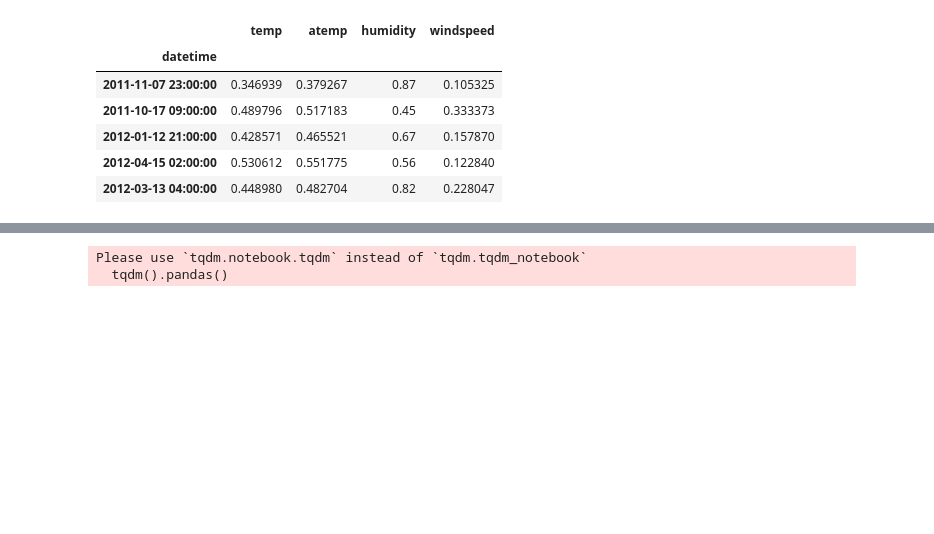
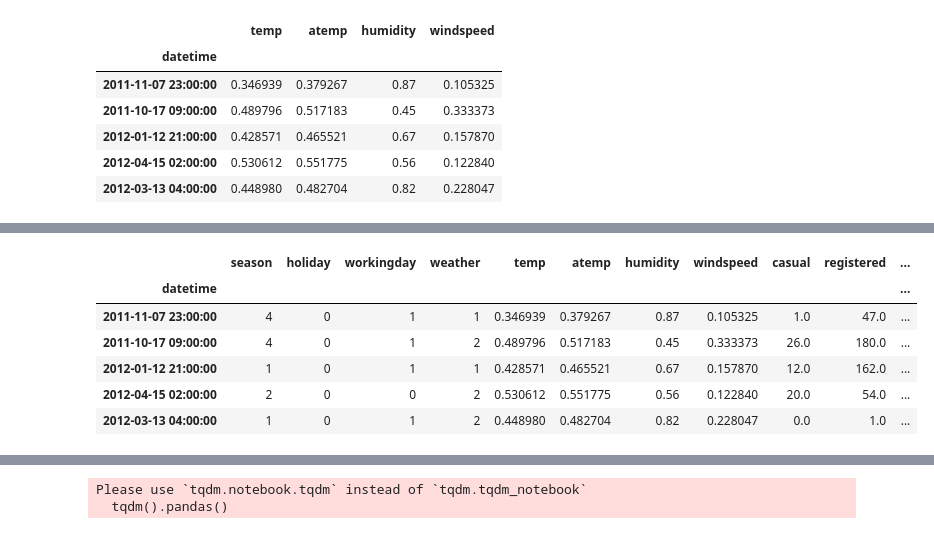
Before and after one commit to i-olivares/bike-sharing-analysis-using-LSTM, a Jupyter notebook: bike-sharing-analysis-WashingtonDC.ipynb, the cells around one changed output, grey strips where cells are left out. Cells and saved outputs as stored; diff of their text form; code cells hidden in the pictures; blank space fills up the shorter version.

```diff
--- a/bike-sharing-analysis-WashingtonDC.ipynb
+++ b/bike-sharing-analysis-WashingtonDC.ipynb
@@ -381,3 +381,9 @@ tmp_train.head()
 | 2012-01-12 21:00:00 | 0.428571 | 0.465521 | 0.67 | 0.157870 |
 | 2012-04-15 02:00:00 | 0.530612 | 0.551775 | 0.56 | 0.122840 |
 | 2012-03-13 04:00:00 | 0.448980 | 0.482704 | 0.82 | 0.228047 |
+# %%
+cnt_scaler = MinMaxScaler()
+trans_2 = cnt_scaler.fit(train[["count"]])
+tmp_train["count"] = trans_2.transform(train[["count"]])
+tmp_test["count"] = trans_2.transform(test[["count"]])
+tmp_train.head()
@@ -386,0 +421,10 @@ test.iloc[:,4:8] = tmp_test[num_colu].to_numpy()
+# %%
+train.head()
+# %% [output]
+|  | season | holiday | workingday | weather | temp | atemp | humidity | windspeed | casual | registered | ... |
+| datetime |  |  |  |  |  |  |  |  |  |  | ... |
+| 2011-11-07 23:00:00 | 4 | 0 | 1 | 1 | 0.346939 | 0.379267 | 0.87 | 0.105325 | 1.0 | 47.0 | ... |
+| 2011-10-17 09:00:00 | 4 | 0 | 1 | 2 | 0.489796 | 0.517183 | 0.45 | 0.333373 | 26.0 | 180.0 | ... |
+| 2012-01-12 21:00:00 | 1 | 0 | 1 | 1 | 0.428571 | 0.465521 | 0.67 | 0.157870 | 12.0 | 162.0 | ... |
+| 2012-04-15 02:00:00 | 2 | 0 | 0 | 2 | 0.530612 | 0.551775 | 0.56 | 0.122840 | 20.0 | 54.0 | ... |
+| 2012-03-13 04:00:00 | 1 | 0 | 1 | 2 | 0.448980 | 0.482704 | 0.82 | 0.228047 | 0.0 | 1.0 | ... |
```
Also changed, not shown: parts of 17 cells of this notebook.
